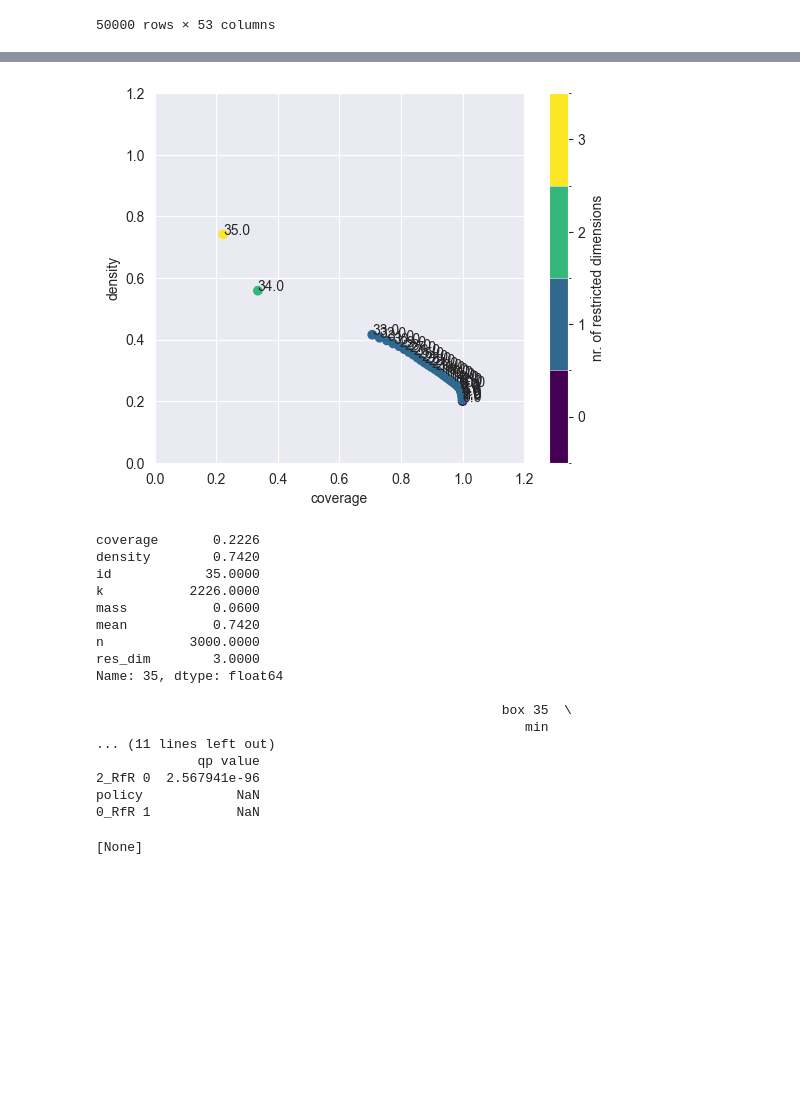
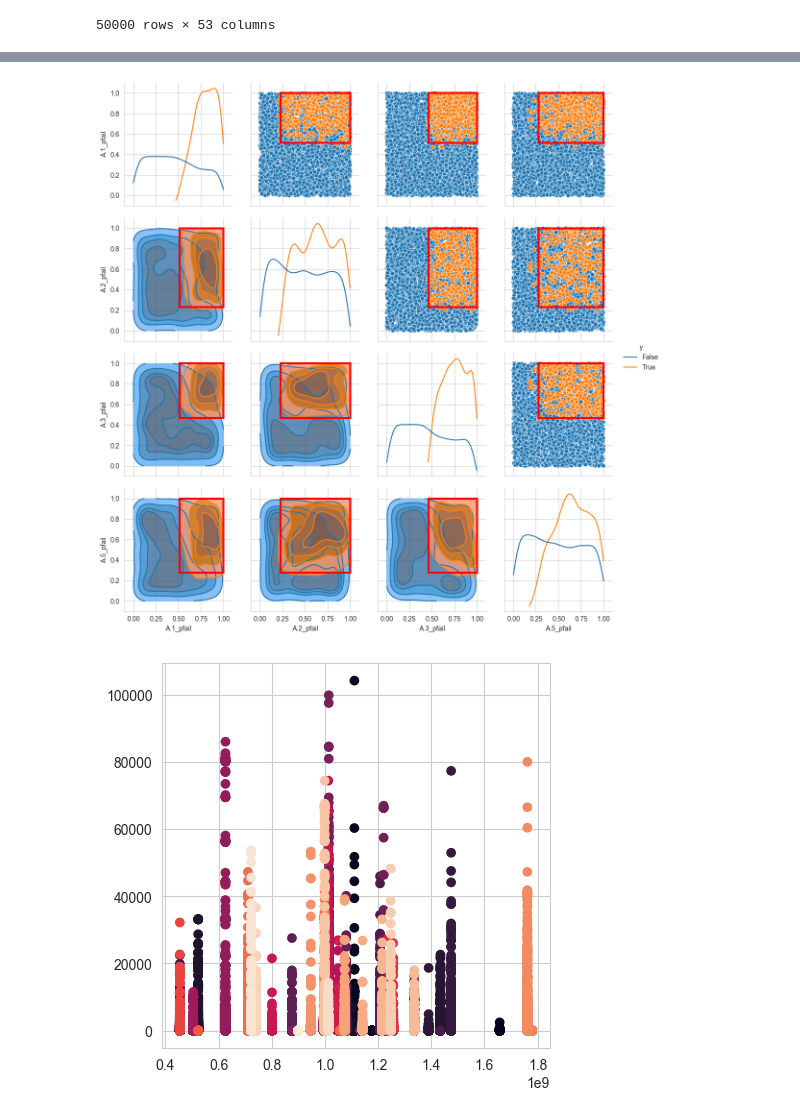
Before and after one commit to JulianvanRie/EPA141A-Model-based-decision-making, a Jupyter notebook: final assignment/Open Exploration Final Assignment.ipynb, the cells around one changed output, grey strips where cells are left out. Saved outputs shown, nothing was run; the diff lists cells and outputs as text; code cells hidden in the pictures; blank space fills up the shorter version.

```diff
--- a/final assignment/Open Exploration Final Assignment.ipynb
+++ b/final assignment/Open Exploration Final Assignment.ipynb
@@ -103,0 +116,6 @@ results = load_results('data/runs/open_exploration_1000sc_50pol.tar.gz')
+# %%
+with MultiprocessingEvaluator(dike_model) as evaluator:
+    results2 = evaluator.perform_experiments(scenarios=4000, policies=policy0)
+
+save_results(results2, 'data/runs/open_exploration_1000sc_1pol.tar.gz')
+results2 = load_results('data/runs/open_exploration_1000sc_1pol.tar.gz')
@@ -124,3 +153,15 @@ dict_keys(['Expected Annual Damage', 'Dike Investment Costs', 'RfR Investment Co
 # %%
-data = outcomes['Expected Annual Damage']
-y = data > np.percentile(data, 80)
+experiments2, outcomes2 = results2
+
+cleaned_experiments2 = experiments2.drop(labels=[l.name for l in dike_model.levers], axis=1)
+
+data2 = outcomes2['Expected Annual Damage']
+y = data2 < np.percentile(data2, 10)
+
+from ema_workbench.analysis import prim
+
+prim_alg = prim.Prim(cleaned_experiments2,y, threshold=0.7)
+box1 = prim_alg.find_box()
+
+box1.show_tradeoff(annotated=True)
+plt.show()
@@ -136,26 +180,19 @@ box1 = prim_alg.find_box()
 # %%
-box1.show_tradeoff(annotated=True)
+box1.select(37)
+box1.show_pairs_scatter()
+fig = plt.gcf()
+fig.set_size_inches(12,12)
 plt.show()
 # %% [output]
-[figure, old version]
+[figure, new version]
-# %%
-box1.inspect(35)
-# %% [output]
-coverage       0.2226
-density        0.7420
-id            35.0000
-k           2226.0000
-mass           0.0600
-mean           0.7420
-n           3000.0000
-res_dim        3.0000
-Name: 35, dtype: float64
-
-                                                    box 35  \
-                                                       min
-... (11 lines left out)
-             qp value
-2_RfR 0  2.567941e-96
-policy            NaN
-0_RfR 1           NaN
-[None]
+# %%
+import matplotlib.pyplot as plt
+import numpy as np
+import seaborn as sns
+
+experiments, outcomes = results
+fig, axs = plt.subplots(1, figsize=(5, 5))
+axs.scatter(outcomes['RfR Investment Costs'], outcomes['Evacuation Costs'], c=experiments.policy)
+plt.show()
+# %% [output]
+[figure, added]
```
Also changed, not shown: parts of 13 cells of this notebook.
